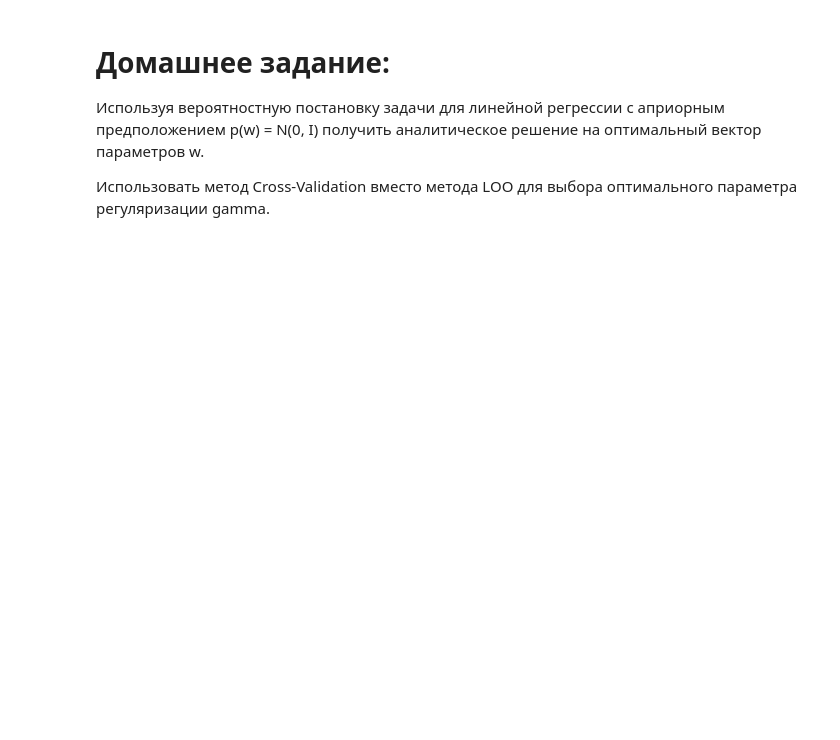
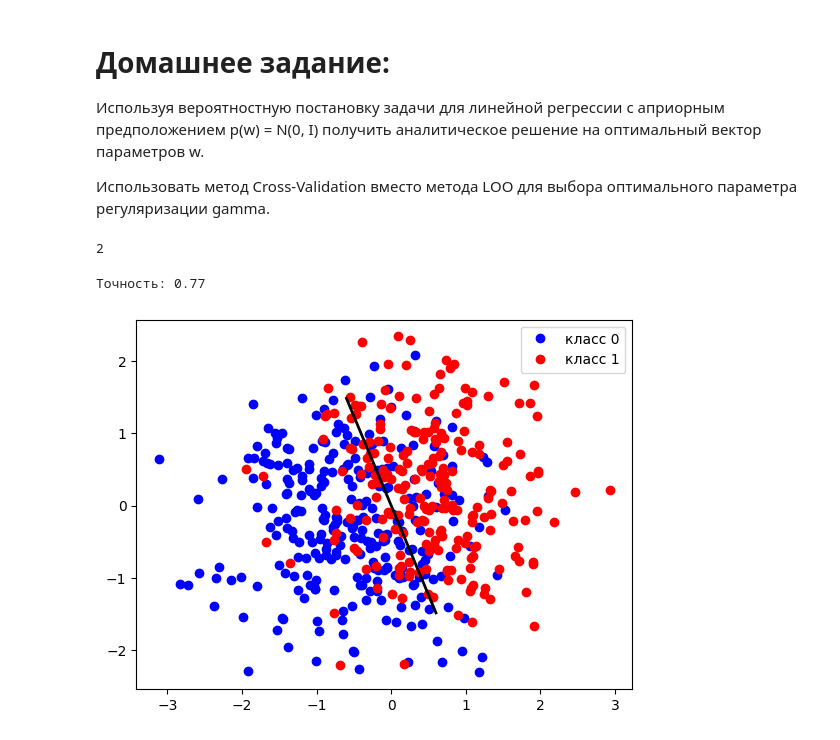
Before and after one commit to maxploter/ML, a Jupyter notebook: course-ml-voron/MachineLearningSeminars_results/sem2/main.ipynb, the cells around one changed output. Cells and saved outputs as stored; diff of their text form; code cells hidden in the pictures; blank space fills up the shorter version.

```diff
--- a/course-ml-voron/MachineLearningSeminars_results/sem2/main.ipynb
+++ b/course-ml-voron/MachineLearningSeminars_results/sem2/main.ipynb
@@ -618,3 +674,48 @@ plt.show()
 Используя вероятностную постановку задачи для линейной регрессии с априорным предположением p(w) = N(0, I) получить аналитическое решение на оптимальный вектор параметров w.
 
 Использовать метод Cross-Validation вместо метода LOO для выбора оптимального параметра регуляризации gamma.
+# %%
+loo = KFold(n_splits = 2)
+number_of_batch = loo.get_n_splits(X_train)
+print(number_of_batch)
+
+gamma_scores = dict()
+for gamma in tqdm(gammas):
+    list_of_scores = []
+    for train_index, test_index in tqdm(loo.split(X_train),
+                                        total=number_of_batch, leave=False):
+        x_train, x_test = X_train[train_index], X_train[test_index]
+        y_train, y_test = Y_train[train_index], Y_train[test_index]
+
+        model = LogisticRegression(penalty='l2', C=2/gamma, solver='saga',
+                                   fit_intercept=False, random_state=0)
+        model.fit(x_train, y_train)
+        list_of_scores.append(model.score(x_test, y_test))
+
+    gamma_scores[gamma] = np.mean(list_of_scores)
+# %% [output]
+2
+# %%
+best_gamma = sorted(gamma_scores,
+                    key=lambda x: gamma_scores[x], reverse=True)[0]
+
+model = LogisticRegression(penalty='l2', C=2/best_gamma, fit_intercept=False,
+                           random_state=0, solver='saga')
+model.fit(X_train, Y_train)
+print('Точность: {}'.format(model.score(X_test, Y_test)))
+# %% [output]
+Точность: 0.77
+# %%
+cols = ['blue', 'red']
+
+for k in np.unique(Y_test):
+    plt.plot(X_test[Y_test==k,0], X_test[Y_test==k,1], 'o',
+             label='класс {}'.format(k), color=cols[k])
+
+plt.plot(*get_line(*model.coef_[0], x_min=-0.6, x_max=0.6),
+         linewidth=2, color='black')
+
+plt.legend(loc='best')
+plt.show()
+# %% [output]
+[figure, added]
```
Also changed, not shown: parts of 22 cells of this notebook.
